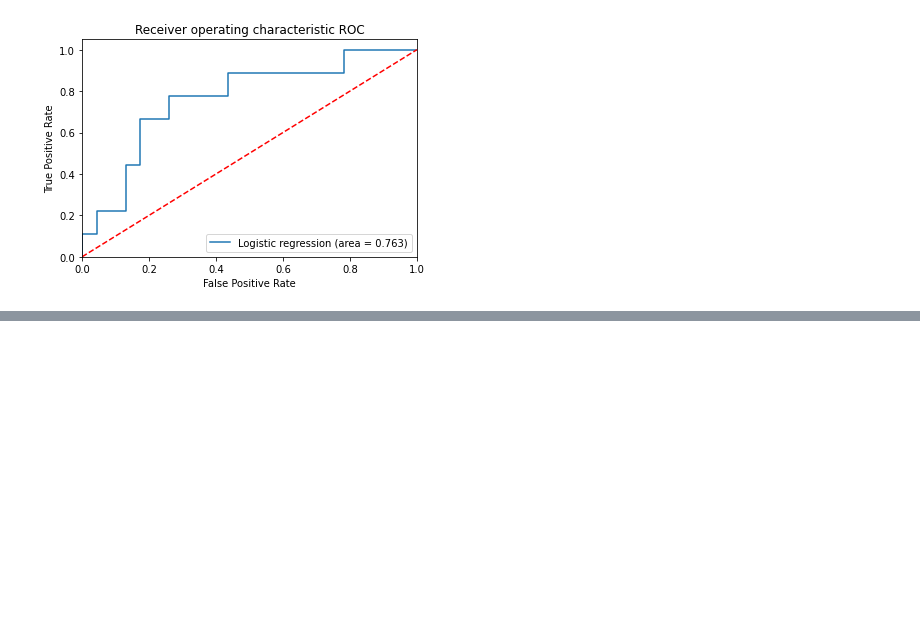
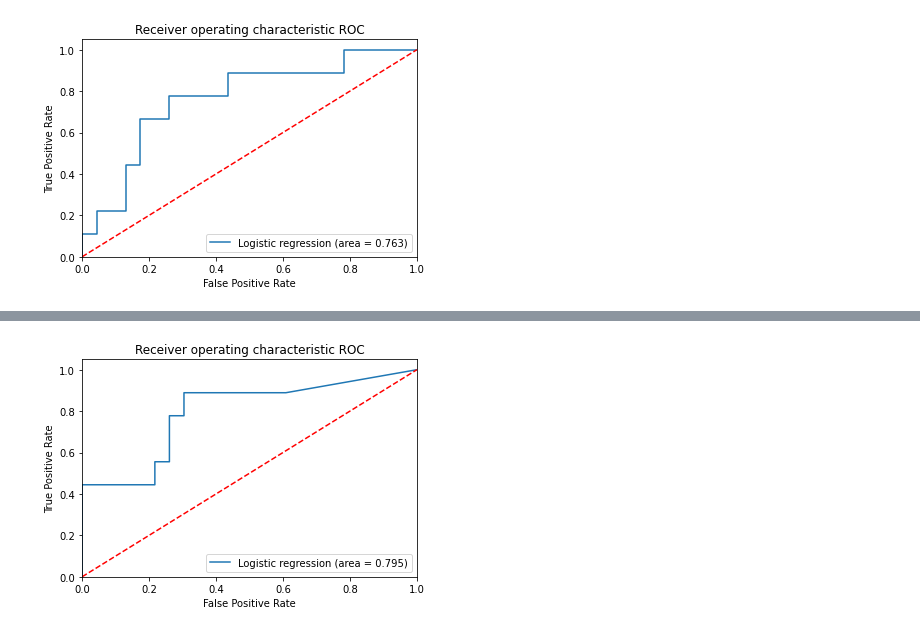
Before and after one commit to YuehMintTai/RPython, a Jupyter notebook: Class08.ipynb, the cells around one changed output, grey strips where cells are left out. Cells and saved outputs as stored; diff of their text form; code cells hidden in the pictures; blank space fills up the shorter version.

```diff
--- a/Class08.ipynb
+++ b/Class08.ipynb
@@ -316,0 +334,5 @@ plt.show()
+# %%
+##8-3-2 Training model..
+from tensorflow.keras.metrics import AUC, Precision, Recall
+model3.compile(loss='binary_crossentropy',optimizer='adam',metrics=['accuracy',AUC(),Precision(),Recall()])
+model3.fit(x_train, y_train,epochs=20, batch_size=10,validation_data=(x_vald,y_vald))
@@ -316,0 +358,14 @@ plt.show()
+# %%
+##8-3-3 計算accuracy...
+score1=model3.evaluate(x_test,y_test)
+print('{}-->{}'.format(model3.metrics_names[0],score1[0]))
+print('{}-->{}'.format(model3.metrics_names[1],score1[1]))
+print('{}-->{}'.format(model3.metrics_names[2],score1[2]))
+print('{}-->{}'.format(model3.metrics_names[3],score1[3]))
+print('{}-->{}'.format(model3.metrics_names[4],score1[4]))
+
+print('='*30)
+from sklearn.metrics import roc_auc_score
+print('AUC for testing set:')
+predicted_prob=model3.predict(x_test)
+roc_auc_score(y_test,predicted_prob)
@@ -316,0 +382,18 @@ plt.show()
+# %%
+##8-3-4 計算AUC
+from sklearn.metrics import roc_auc_score, roc_curve
+from matplotlib import pyplot as plt
+AUC面積1=roc_auc_score(y_test, predicted_prob) ##0.609
+fpr,tpr,thresholds=roc_curve(y_test,predicted_prob)
+plt.figure()
+plt.plot(fpr,tpr,label='Logistic regression (area = %0.3f)'%AUC面積1)
+plt.plot([0,1],[0,1],'r--')
+plt.xlim([0.0,1.0])
+plt.ylim([0.0,1.05])
+plt.xlabel('False Positive Rate')
+plt.ylabel('True Positive Rate')
+plt.title('Receiver operating characteristic ROC')
+plt.legend(loc="lower right")
+plt.show()
+# %% [output]
+[figure, added]
```
Also changed, not shown: parts of 12 cells of this notebook.
